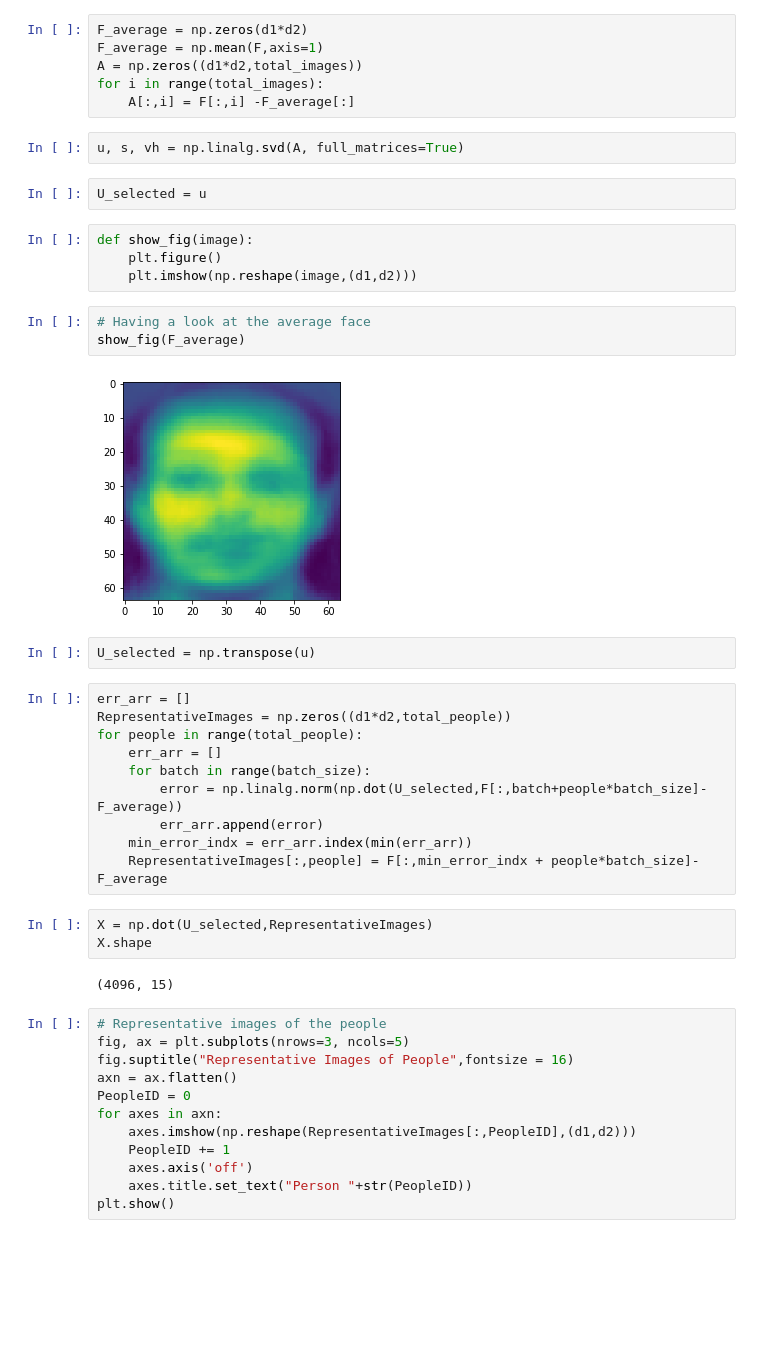
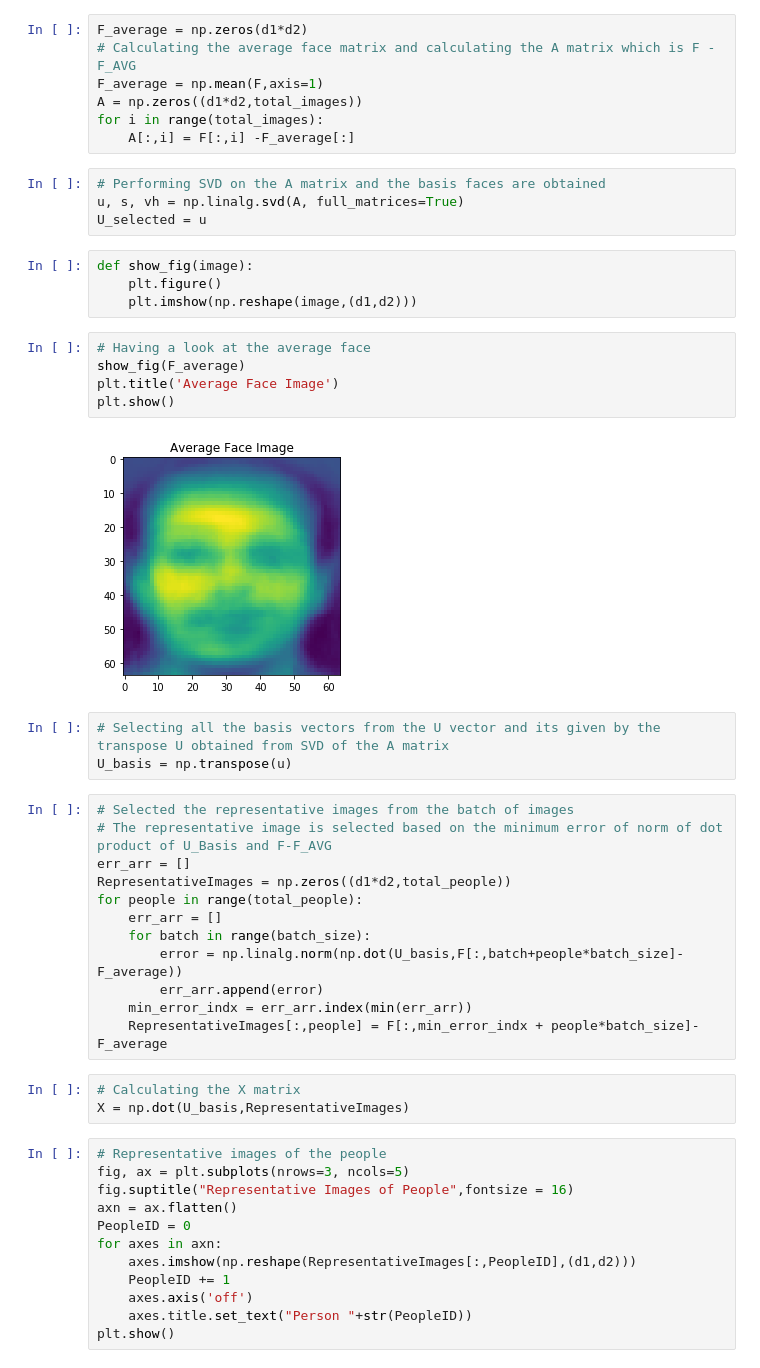
Before and after one commit to Kamesh-K/CH5019-Project, a Jupyter notebook: Question_1/Question_1_AllImages.ipynb, the cells around one changed output. Saved outputs shown, nothing was run; the diff lists cells and outputs as text; blank space fills up the shorter version.

Commit message:
Adding with rep faces

```diff
--- a/Question_1/Question_1_AllImages.ipynb
+++ b/Question_1/Question_1_AllImages.ipynb
@@ -35,13 +37,14 @@ os.chdir(pwd)
 # %%
 F_average = np.zeros(d1*d2)
+# Calculating the average face matrix and calculating the A matrix which is F - F_AVG
 F_average = np.mean(F,axis=1)
 A = np.zeros((d1*d2,total_images))
 for i in range(total_images):
     A[:,i] = F[:,i] -F_average[:]
 # %%
+# Performing SVD on the A matrix and the basis faces are obtained
 u, s, vh = np.linalg.svd(A, full_matrices=True)
+U_selected = u
-# %%
-U_selected = u
 # %%
 def show_fig(image):
     plt.figure()
@@ -49,25 +52,28 @@ def show_fig(image):
 # %%
 # Having a look at the average face
 show_fig(F_average)
+plt.title('Average Face Image')
+plt.show()
 # %% [output]
-[figure, old version]
+[figure, new version]
-# %%
-U_selected = np.transpose(u)
+# %%
+# Selecting all the basis vectors from the U vector and its given by the transpose U obtained from SVD of the A matrix
+U_basis = np.transpose(u)
 # %%
+# Selected the representative images from the batch of images
+# The representative image is selected based on the minimum error of norm of dot product of U_Basis and F-F_AVG
 err_arr = []
 RepresentativeImages = np.zeros((d1*d2,total_people))
 for people in range(total_people):
     err_arr = []
     for batch in range(batch_size):
-        error = np.linalg.norm(np.dot(U_selected,F[:,batch+people*batch_size]-F_average))
+        error = np.linalg.norm(np.dot(U_basis,F[:,batch+people*batch_size]-F_average))
         err_arr.append(error)
     min_error_indx = err_arr.index(min(err_arr))
     RepresentativeImages[:,people] = F[:,min_error_indx + people*batch_size]-F_average
-# %%
-X = np.dot(U_selected,RepresentativeImages)
-X.shape
-# %% [output]
-(4096, 15)
+# %%
+# Calculating the X matrix
+X = np.dot(U_basis,RepresentativeImages)
 # %%
 # Representative images of the people
 fig, ax = plt.subplots(nrows=3, ncols=5)
```
Also changed, not shown: parts of 6 cells of this notebook.
